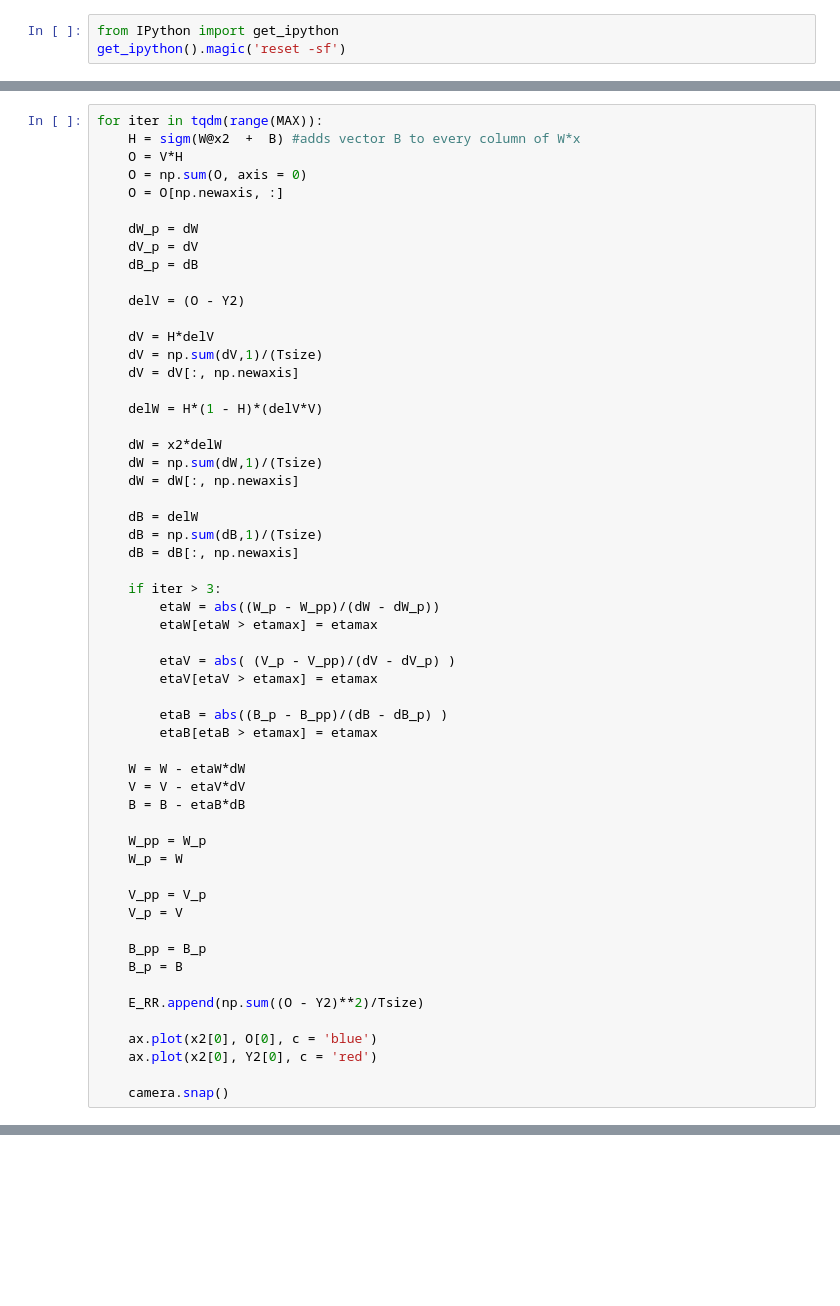
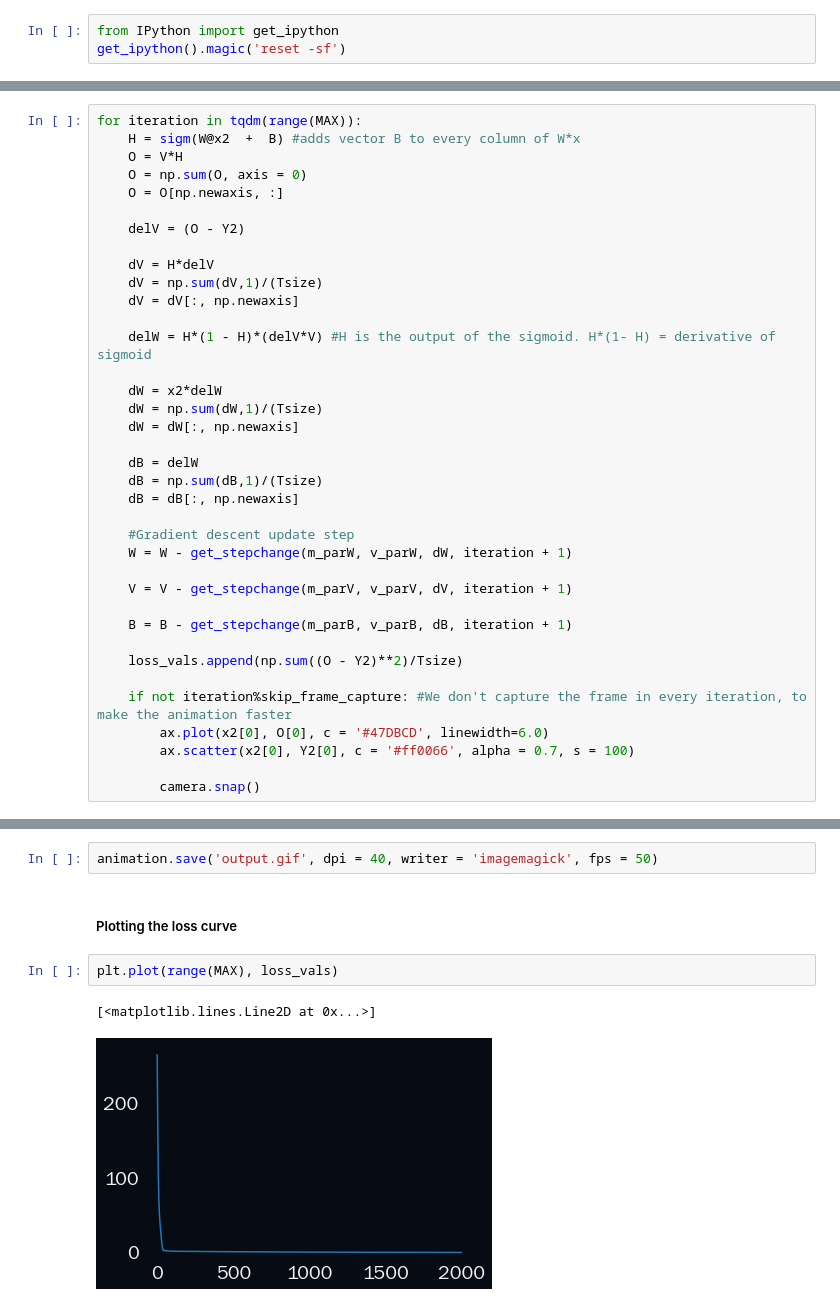
Before and after one commit to 12345pnp/Constructive-Approximation-Theory-Project, a Jupyter notebook: neural_approx_1D.ipynb, the cells around one changed output, grey strips where cells are left out. Saved outputs shown, nothing was run; the diff lists cells and outputs as text; blank space fills up the shorter version.

```diff
--- a/neural_approx_1D.ipynb
+++ b/neural_approx_1D.ipynb
@@ -86,13 +122,9 @@ ax.set_ylim([1.1*np.min(Y2), 1.1*np.max(Y2)])
 # %%
-for iter in tqdm(range(MAX)):
+for iteration in tqdm(range(MAX)):
     H = sigm(W@x2  +  B) #adds vector B to every column of W*x
     O = V*H
     O = np.sum(O, axis = 0)
     O = O[np.newaxis, :]
-
-    dW_p = dW
-    dV_p = dV
-    dB_p = dB
 
     delV = (O - Y2)
 
@@ -100,7 +132,7 @@ for iter in tqdm(range(MAX)):
     dV = np.sum(dV,1)/(Tsize)
     dV = dV[:, np.newaxis]
 
-    delW = H*(1 - H)*(delV*V)
+    delW = H*(1 - H)*(delV*V) #H is the output of the sigmoid. H*(1- H) = derivative of sigmoid
 
     dW = x2*delW
     dW = np.sum(dW,1)/(Tsize)
@@ -110,32 +142,17 @@ for iter in tqdm(range(MAX)):
     dB = np.sum(dB,1)/(Tsize)
     dB = dB[:, np.newaxis]
 
-    if iter > 3:
-        etaW = abs((W_p - W_pp)/(dW - dW_p))
-        etaW[etaW > etamax] = etamax
+    #Gradient descent update step
+    W = W - get_stepchange(m_parW, v_parW, dW, iteration + 1)
 
-        etaV = abs( (V_p - V_pp)/(dV - dV_p) )
-        etaV[etaV > etamax] = etamax
+    V = V - get_stepchange(m_parV, v_parV, dV, iteration + 1)
 
-        etaB = abs((B_p - B_pp)/(dB - dB_p) )
-        etaB[etaB > etamax] = etamax
+    B = B - get_stepchange(m_parB, v_parB, dB, iteration + 1)
 
-    W = W - etaW*dW
-    V = V - etaV*dV
-    B = B - etaB*dB
+    loss_vals.append(np.sum((O - Y2)**2)/Tsize)
 
-    W_pp = W_p
-    W_p = W
+    if not iteration%skip_frame_capture: #We don't capture the frame in every iteration, to make the animation faster
+        ax.plot(x2[0], O[0], c = '#47DBCD', linewidth=6.0)
+        ax.scatter(x2[0], Y2[0], c = '#ff0066', alpha = 0.7, s = 100)
 
-    V_pp = V_p
-    V_p = V
-
-    B_pp = B_p
-    B_p = B
-
-    E_RR.append(np.sum((O - Y2)**2)/Tsize)
-
-    ax.plot(x2[0], O[0], c = 'blue')
-    ax.plot(x2[0], Y2[0], c = 'red')
-
-    camera.snap()
+        camera.snap()
@@ -148,0 +175,9 @@ HTML(animation.to_html5_video())
+# %%
+animation.save('output.gif', dpi = 40, writer = 'imagemagick', fps = 50)
+# %% [markdown]
+<h5> Plotting the loss curve </h5>
+# %%
+plt.plot(range(MAX), loss_vals)
+# %% [output]
+[<matplotlib.lines.Line2D at 0x...>]
+[figure, added]
```
Also changed, not shown: parts of 31 cells of this notebook.
